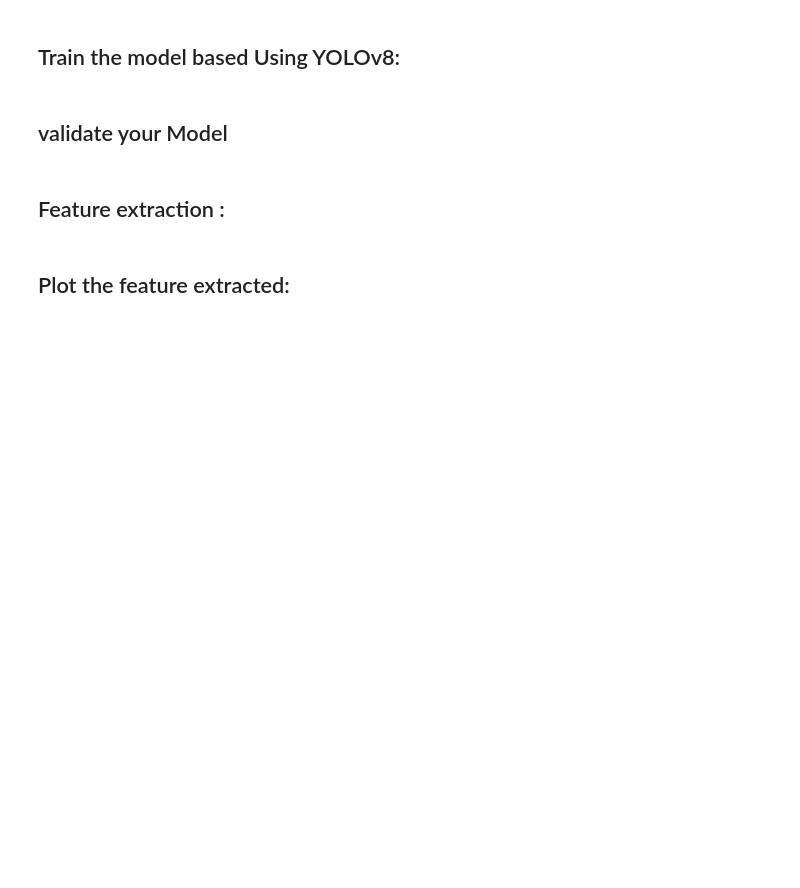
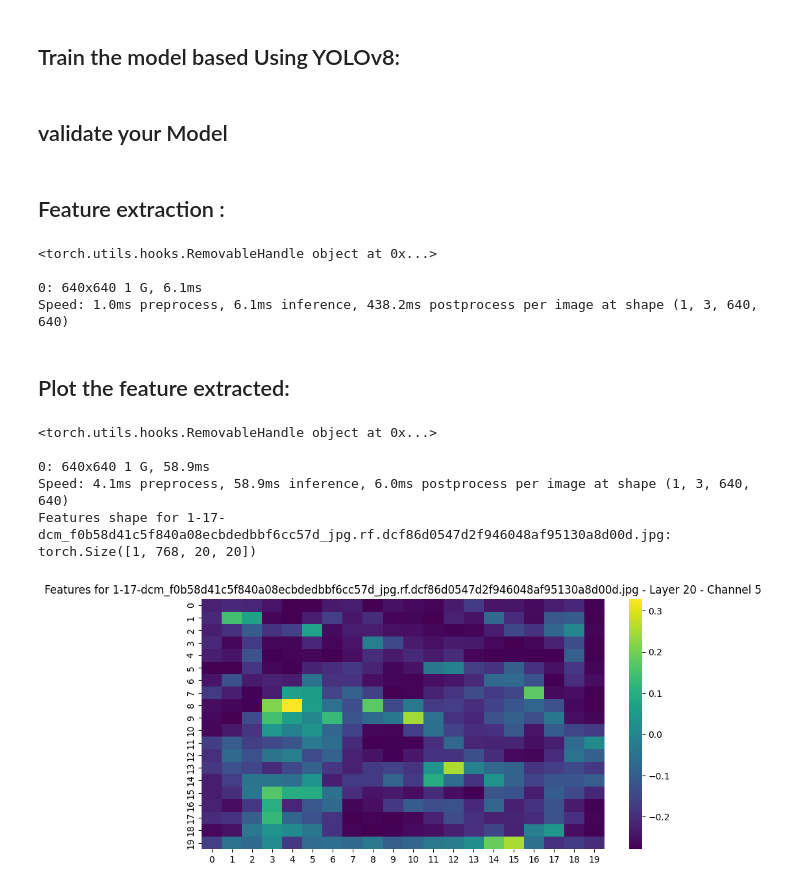
Before and after one commit to Alaawehbe12/Feature-extraction-YOLOv8, a Jupyter notebook: Feature_extraction_and_plot.ipynb, the cells around one changed output. Cells and saved outputs as stored; diff of their text form; code cells hidden in the pictures; blank space fills up the shorter version.

```diff
--- a/Feature_extraction_and_plot.ipynb
+++ b/Feature_extraction_and_plot.ipynb
@@ -26,16 +16,41 @@ import io
 # %%
+import torch
+from torchvision import transforms
+from PIL import Image, ImageDraw
+from pathlib import Path
+from ultralytics import YOLO
+import pandas as pd
+import numpy as np
+from sklearn.metrics.pairwise import cosine_similarity
+import matplotlib.pyplot as plt
+from pathlib import Path
+from ultralytics import YOLO
+import pandas as pd
+import matplotlib.pyplot as plt
+from PIL import Image
+from matplotlib.patches import Rectangle
+import numpy as np
+import seaborn as sns
+from matplotlib.colors import to_rgba_array
+
+# Define hook function
 def hook_fn(module, input, output):
     intermediate_features.append(output)
 
 # Define feature extraction function
-def extract_features(model, img, layer_index=22):
+def extract_features(model, img, layer_index=20):
     global intermediate_features
     intermediate_features = []
-    hook = model.model.model[layer_index].cv3[1][2].register_forward_hook(hook_fn) ## Here you can modify ti choose which layer you want to extract ie hook = model.model.model[layer_index].register_forward_hook(hook_fn)
+    hook = model.model.model[layer_index].register_forward_hook(hook_fn)
+    print(hook)
     with torch.no_grad():
         model(img)
     hook.remove()
     return intermediate_features[0]  # Access the first element of the list
+
+# Load YOLOv8 model
+weights_path = Path("C:/Users/alaa9/Desktop/Codes/runs/detect/train7/weights/best.pt")
+model = YOLO(weights_path)
 
 def preprocess_image(img_path):
     transform = transforms.Compose([
@@ -47,27 +62,43 @@ def preprocess_image(img_path):
     img = Image.open(img_path)
     img = transform(img)
     img = img.unsqueeze(0)
+
     return img
 
 
 
-img = 'path/to/image'
-model = YOLO('path/to/best/weights/on/folder/best.pt')
+img = Path(r'##') #Drage your image path here
+
 img = preprocess_image(img)
-feature_extracted = extract_features(img,model,layer_index= 12) #set on perfer feature
+features = extract_features(model, img, layer_index=20)
+# %% [output]
+<torch.utils.hooks.RemovableHandle object at 0x...>
+
+0: 640x640 1 G, 6.1ms
+Speed: 1.0ms preprocess, 6.1ms inference, 438.2ms postprocess per image at shape (1, 3, 640, 640)
 # %% [markdown]
 ## Plot the feature extracted:
 # %%
-def extract_and_plot_features(image_dir, layer_index=21, channel_index=5):
-    for img_path in Path(image_dir).glob('*.jpg'):
-        img = preprocess_image(img_path)
-        features = extract_features(model, img, layer_index)
+def extract_and_plot_features(img_path, layer_index=20, channel_index=5):
+
+    img = preprocess_image(img_path)
+    features = extract_features(model, img, layer_index)
 
         # Print the shape of the features
-        print(f"Features shape for {img_path.name}: {features.shape}")
+    print(f"Features shape for {img_path.name}: {features.shape}")
 
         # Plot the features as a heatmap for a specific channel
-        plt.figure(figsize=(10, 5))
-        sns.heatmap(features[0][channel_index].cpu().numpy(), cmap='viridis', annot=False)
-        plt.title(f'Features for {img_path.name} - Layer {layer_index} - Channel {channel_index}')
-        plt.show()
+    plt.figure(figsize=(10, 5))
+    sns.heatmap(features[0][channel_index].cpu().numpy(), cmap='viridis', annot=False)
+    plt.title(f'Features for {img_path.name} - Layer {layer_index} - Channel {channel_index}')
+    plt.show()
+
+image = Path(r"##") #Drage your image path here
+extract_and_plot_features(image, layer_index=20)
+# %% [output]
+<torch.utils.hooks.RemovableHandle object at 0x...>
+
+0: 640x640 1 G, 58.9ms
+Speed: 4.1ms preprocess, 58.9ms inference, 6.0ms postprocess per image at shape (1, 3, 640, 640)
+Features shape for 1-17-dcm_f0b58d41c5f840a08ecbdedbbf6cc57d_jpg.rf.dcf86d0547d2f946048af95130a8d00d.jpg: torch.Size([1, 768, 20, 20])
+[figure, added]
```
Also changed, not shown: parts of 1 cell of this notebook.
